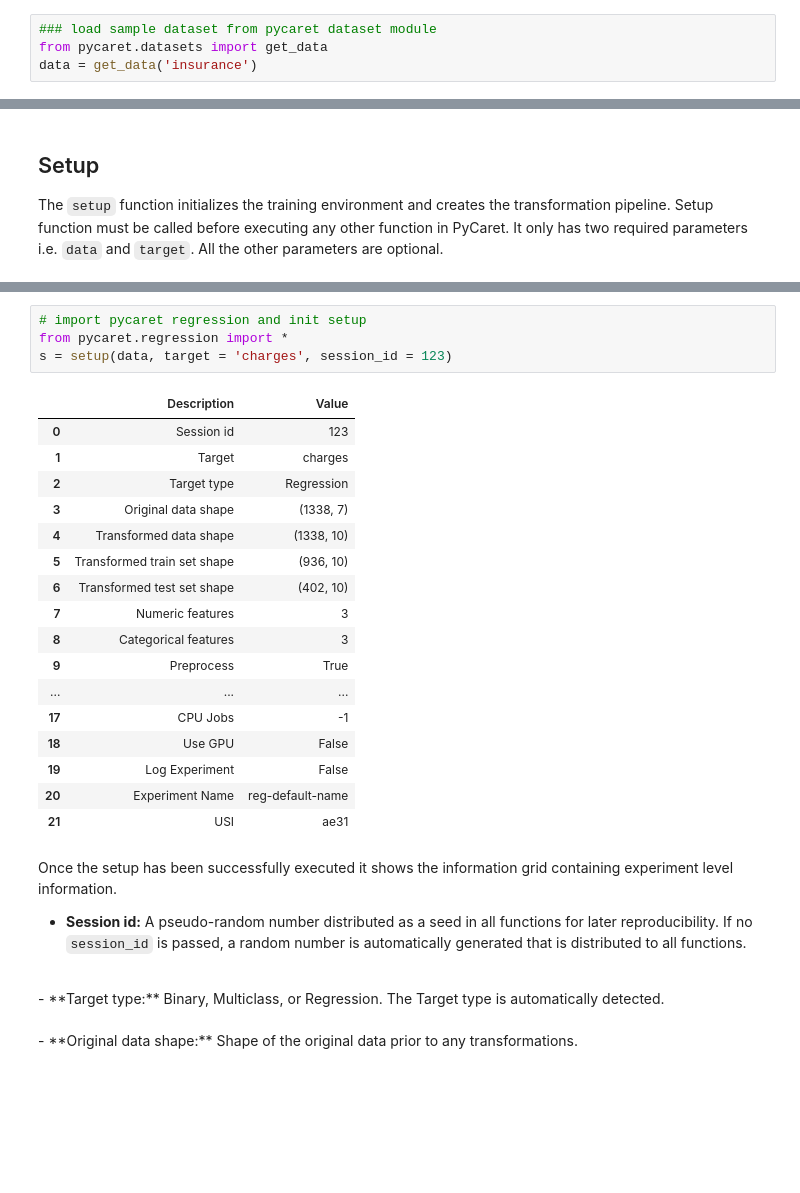
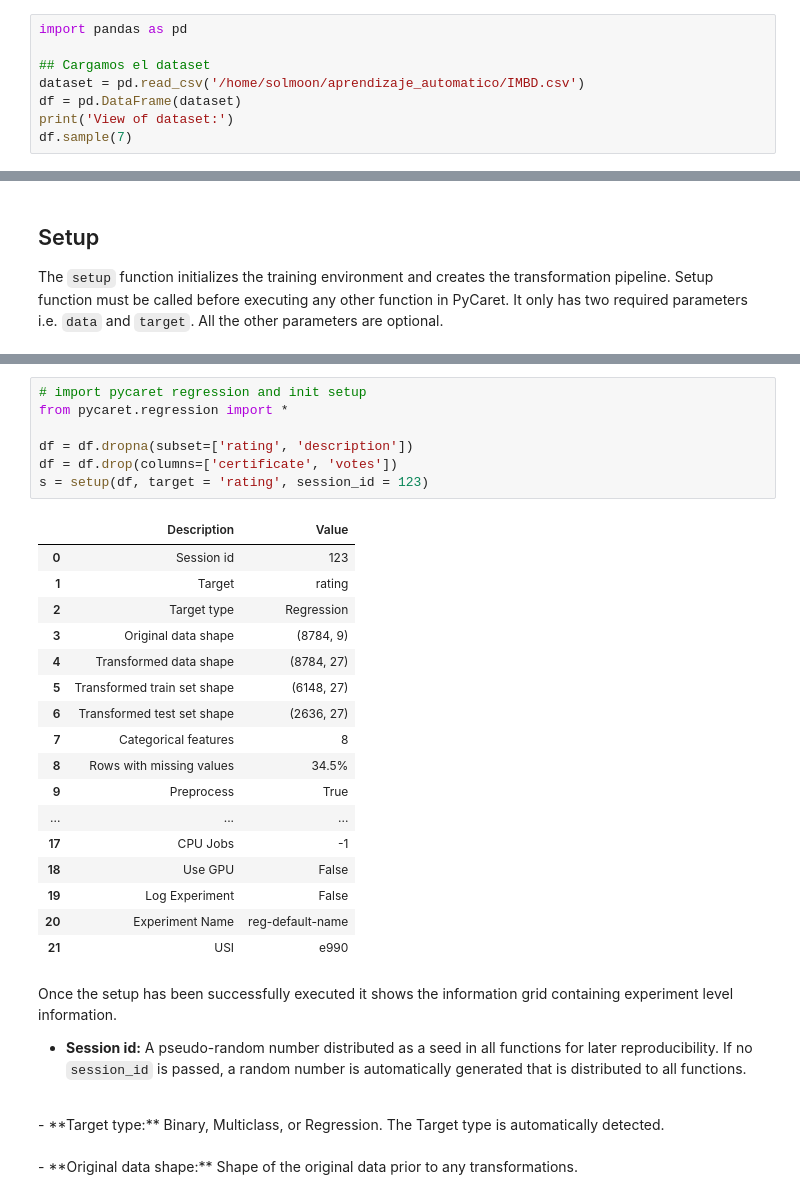
Before and after one commit to solmoon16/aprendizajeAutomatico, a Jupyter notebook: Tutorial_Regression.ipynb, the cells around one changed output, grey strips where cells are left out. Drawn from its saved outputs; the diff is of its cells as text; blank space fills up the shorter version.

```diff
--- a/Tutorial_Regression.ipynb
+++ b/Tutorial_Regression.ipynb
@@ -55,5 +3,9 @@ A typical workflow in PyCaret Regression module consist of the following 5 steps
 # %%
-### load sample dataset from pycaret dataset module
-from pycaret.datasets import get_data
-data = get_data('insurance')
+import pandas as pd
+
+## Cargamos el dataset
+dataset = pd.read_csv('/home/solmoon/aprendizaje_automatico/IMBD.csv')
+df = pd.DataFrame(dataset)
+print('View of dataset:')
+df.sample(7)
 # %% [output]
@@ -69,25 +28,28 @@ The `setup` function initializes the training environment and creates the transf
 # %%
 # import pycaret regression and init setup
 from pycaret.regression import *
-s = setup(data, target = 'charges', session_id = 123)
+
+df = df.dropna(subset=['rating', 'description'])
+df = df.drop(columns=['certificate', 'votes'])
+s = setup(df, target = 'rating', session_id = 123)
 # %% [output]
 |  | Description | Value |
 | 0 | Session id | 123 |
-| 1 | Target | charges |
+| 1 | Target | rating |
 | 2 | Target type | Regression |
-| 3 | Original data shape | (1338, 7) |
-| 4 | Transformed data shape | (1338, 10) |
-| 5 | Transformed train set shape | (936, 10) |
-| 6 | Transformed test set shape | (402, 10) |
-| 7 | Numeric features | 3 |
-| 8 | Categorical features | 3 |
+| 3 | Original data shape | (8784, 9) |
+| 4 | Transformed data shape | (8784, 27) |
+| 5 | Transformed train set shape | (6148, 27) |
+| 6 | Transformed test set shape | (2636, 27) |
+| 7 | Categorical features | 8 |
+| 8 | Rows with missing values | 34.5% |
 | 9 | Preprocess | True |
 | ... | ... | ... |
 | 17 | CPU Jobs | -1 |
 | 18 | Use GPU | False |
 | 19 | Log Experiment | False |
 | 20 | Experiment Name | reg-default-name |
-| 21 | USI | ae31 |
+| 21 | USI | e990 |
 # %% [markdown]
 Once the setup has been successfully executed it shows the information grid containing experiment level information.
 
```
Also changed, not shown: parts of 22 cells of this notebook, 1 other file.
